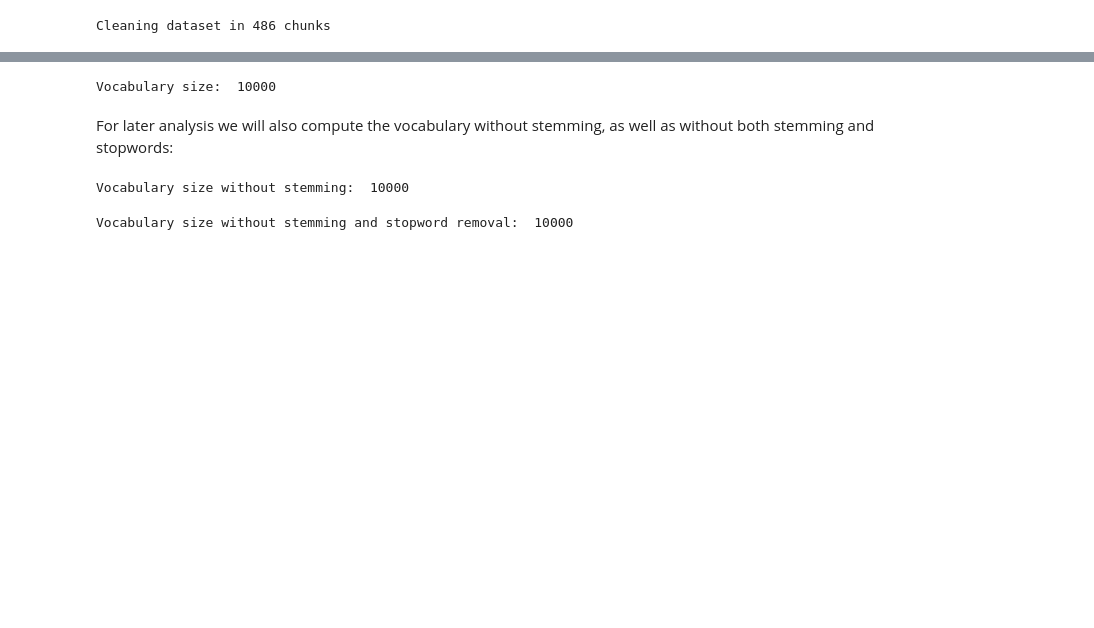
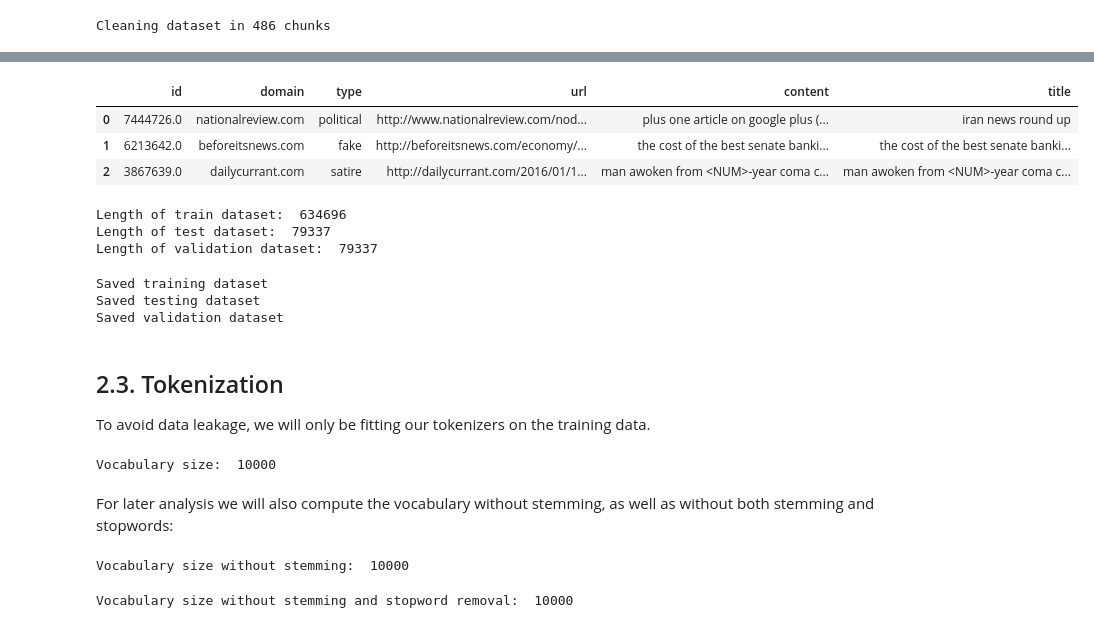
Before and after one commit to BimmerBass/GDS2026, a Jupyter notebook: preprocessing.ipynb, the cells around one changed output, grey strips where cells are left out. Cells and saved outputs as stored; diff of their text form; code cells hidden in the pictures; blank space fills up the shorter version.

```diff
--- a/preprocessing.ipynb
+++ b/preprocessing.ipynb
@@ -198,22 +198,28 @@ Despite this we deem the decrease in sparsity to outweigh any speed decreases.
 # %% [markdown]
 # 2. Expanding the dataset
 # %%
+from pathlib import Path
 import pandas as pd
 import warnings
+import os
 warnings.filterwarnings("ignore", category=FutureWarning)
 warnings.filterwarnings("ignore", category=UserWarning)
 
-full_dataset = "data/995,000_rows.csv"
-cleaned_ds_path = "data/after_preprocessing/995k_rows_cleaned.csv"
-vocabulary_path = "data/after_preprocessing/top10k_vocabulary.csv"
+FINAL_DS_PATH = Path("data/final_dataset")
+if not os.path.isdir(FINAL_DS_PATH):
+    os.mkdir(FINAL_DS_PATH)
+
+full_dataset_raw = "data/995,000_rows.csv"
+cleaned_ds_path = FINAL_DS_PATH / "995k_rows_cleaned.csv"
+tokenizers_dir = FINAL_DS_PATH / "tokenizers"
 vocabulary_size = 10000
 chunk_size = 2048
 
 # We need row-count to get tqdm to work, so a hacky solution is to just read the id-column and count the rows
-row_count = len(pd.read_csv(full_dataset, usecols=["id"]))
+row_count = len(pd.read_csv(full_dataset_raw, usecols=["id"]))
 print(f"Reading in dataset with {row_count} rows.")
 large_df = pd.read_csv(
-    full_dataset,
+    full_dataset_raw,
     usecols=["id", "domain", "type", "url", "content", "title"],
     chunksize=chunk_size)
 large_df
@@ -254 +257,44 @@ cleaned_df.head(3)
+# %%
+cleaned_df = pd.read_csv(cleaned_ds_path)
+cleaned_df.head(3)
+# %% [output]
+|  | id | domain | type | url | content | title |
+| 0 | 7444726.0 | nationalreview.com | political | http://www.nationalreview.com/nod... | plus one article on google plus (... | iran news round up |
+| 1 | 6213642.0 | beforeitsnews.com | fake | http://beforeitsnews.com/economy/... | the cost of the best senate banki... | the cost of the best senate banki... |
+| 2 | 3867639.0 | dailycurrant.com | satire | http://dailycurrant.com/2016/01/1... | man awoken from <NUM>-year coma c... | man awoken from <NUM>-year coma c... |
+# %%
+from sklearn.model_selection import train_test_split
+
+# TODO: A seed has been added for reproducibility. If you wish total randomness, set this to None
+RNG_SEED = 1234
+train_df, test_df = train_test_split(cleaned_df, test_size=0.2, random_state=RNG_SEED)
+test_df, val_df = train_test_split(test_df, test_size=0.5, random_state=RNG_SEED)
+
+print("Length of train dataset: ", len(train_df))
+print("Length of test dataset: ", len(test_df))
+print("Length of validation dataset: ", len(val_df))
+# %% [output]
+Length of train dataset:  634696
+Length of test dataset:  79337
+Length of validation dataset:  79337
+# %%
+SPLIT_PATH = FINAL_DS_PATH / "splits"
+if not os.path.isdir(SPLIT_PATH):
+    os.mkdir(SPLIT_PATH)
+
+train_df.to_csv(SPLIT_PATH / "train.csv", index=False)
+print("Saved training dataset")
+
+test_df.to_csv(SPLIT_PATH / "test.csv", index=False)
+print("Saved testing dataset")
+
+val_df.to_csv(SPLIT_PATH / "val.csv", index=False)
+print("Saved validation dataset")
+# %% [output]
+Saved training dataset
+Saved testing dataset
+Saved validation dataset
+# %% [markdown]
+## 2.3. Tokenization
+To avoid data leakage, we will only be fitting our tokenizers on the training data.
 # %%
```
Also changed, not shown: parts of 9 cells of this notebook.
